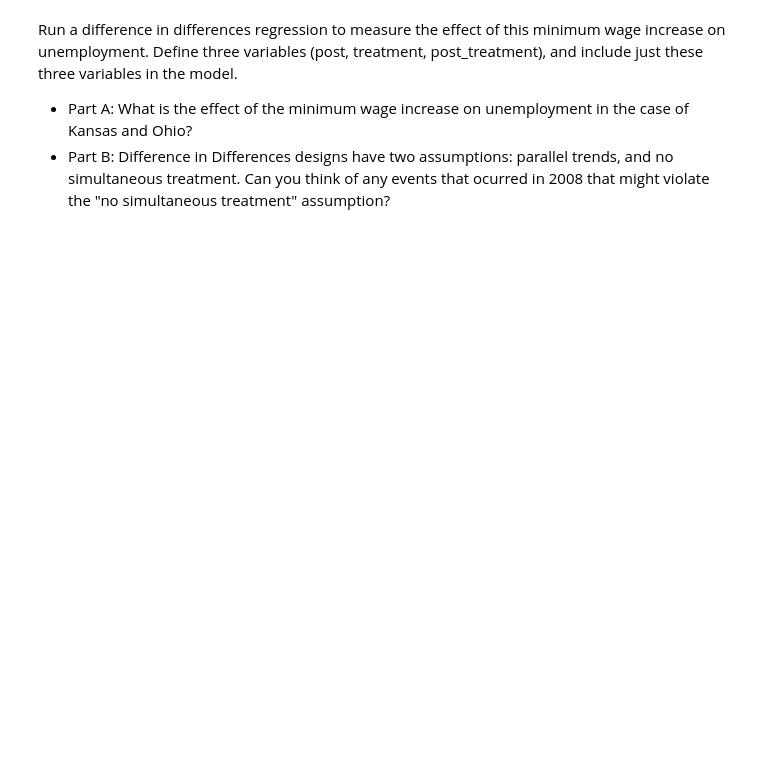
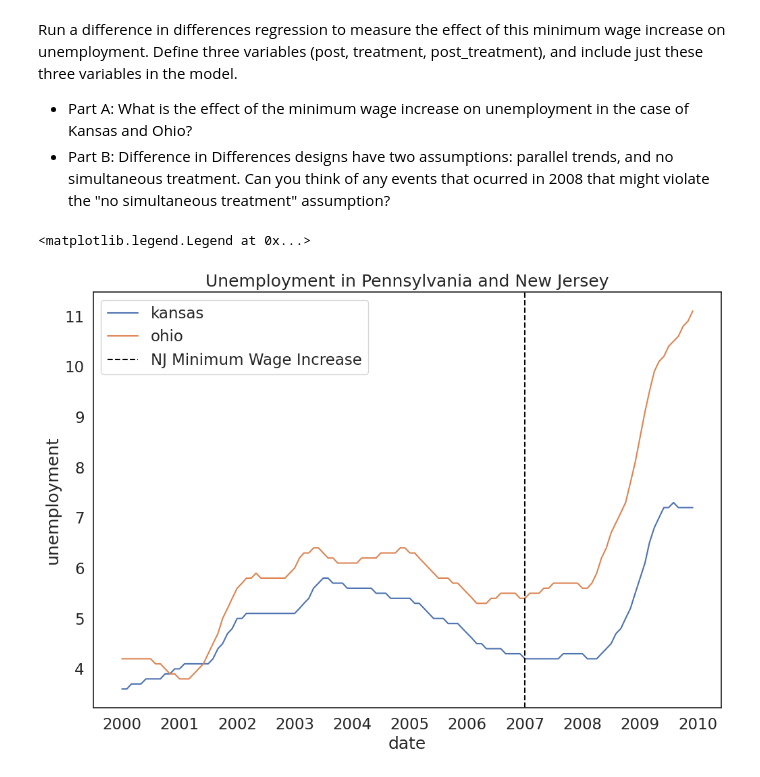
Before and after one commit to Raphaeldavid203/QM2, a Jupyter notebook: notebooks/W09. Difference-in--Differences.ipynb, the cells around one changed output. Saved outputs shown, nothing was run; the diff lists cells and outputs as text; code cells hidden in the pictures; blank space fills up the shorter version.

```diff
--- a/notebooks/W09. Difference-in--Differences.ipynb
+++ b/notebooks/W09. Difference-in--Differences.ipynb
@@ -460,3 +482,16 @@ Run a difference in differences regression to measure the effect of this minimum
 
 * Part A: What is the effect of the minimum wage increase on unemployment in the case of Kansas and Ohio?
 * Part B: Difference in Differences designs have two assumptions: parallel trends, and no simultaneous treatment. Can you think of any events that ocurred in 2008 that might violate the "no simultaneous treatment" assumption?
+# %%
+did2['post']=np.where(did2['date']>='2007-01-01', 1,0)
+did2['treatment']=np.where(did2['state']=='ohio',1,0)
+did2['post_treatment']=did2['post']*did2['treatment']
+# %%
+did2=did2[(did2['date']>='2000') & (did2[ 'date']<='2010')]
+sns.lineplot (data=did2, x='date', y='unemployment', hue='state')
+plt.axvline(pd.to_datetime('2007-01-01'),color='black',linestyle='dashed', label='NJ Minimum Wage Increase')
+plt.title( 'Unemployment in Pennsylvania and New Jersey')
+plt.legend()
+# %% [output]
+<matplotlib.legend.Legend at 0x...>
+[figure, added]
```
Also changed, not shown: parts of 20 cells of this notebook.
